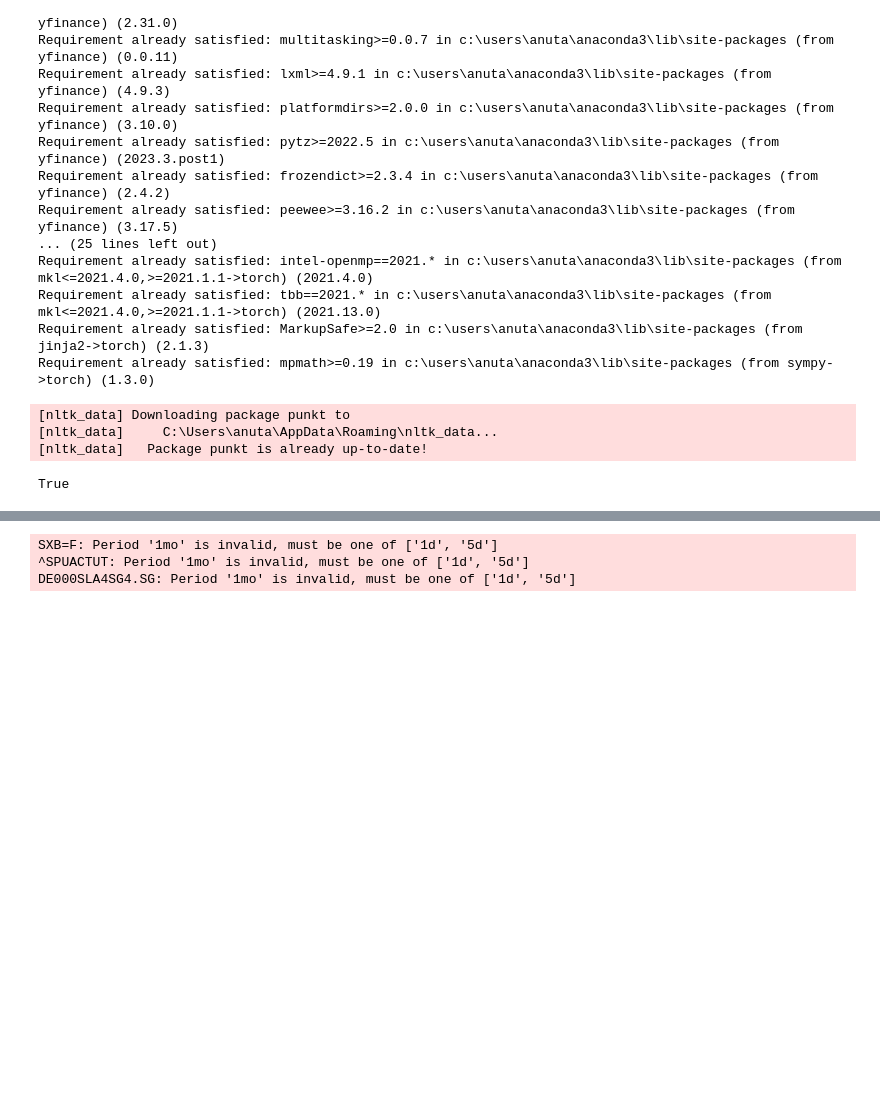
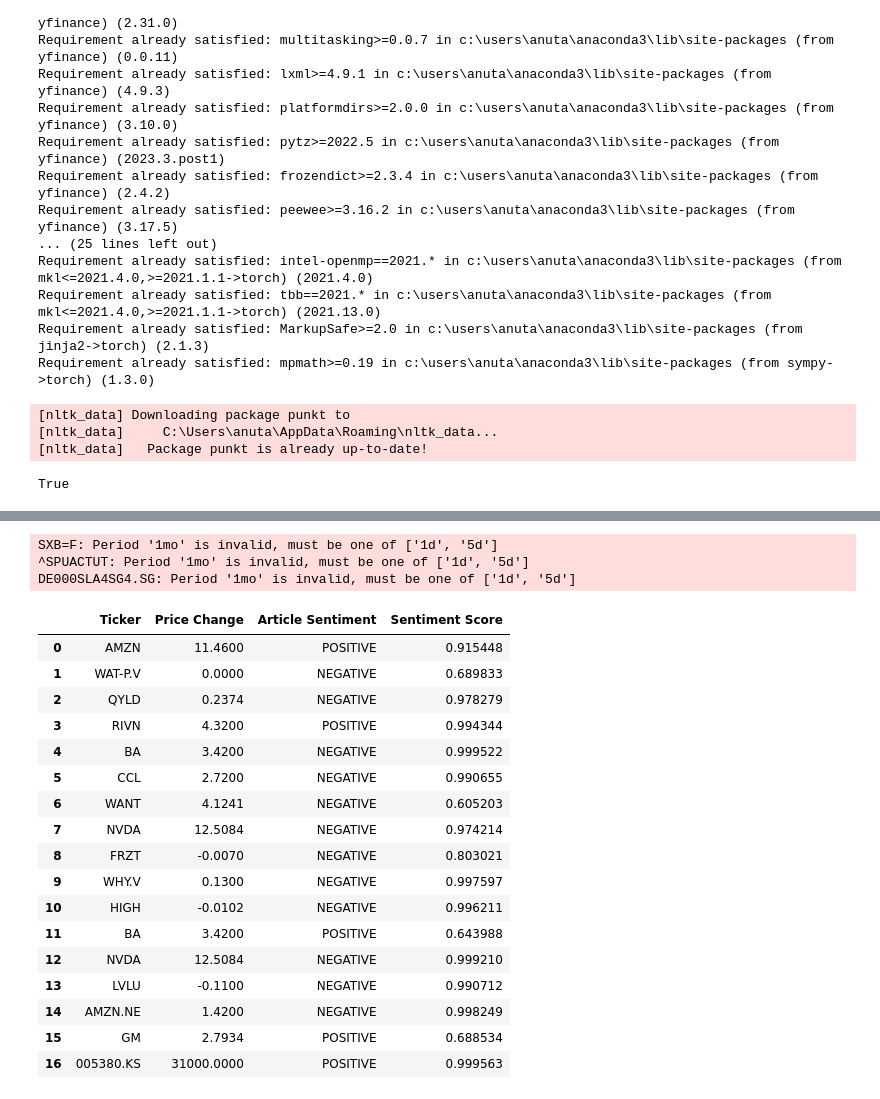
Before and after one commit to OperationalGeometry/StockSentimentAnalysis, a Jupyter notebook: pipeline.ipynb, the cells around one changed output, grey strips where cells are left out. Drawn from its saved outputs; the diff is of its cells as text; code cells hidden in the pictures; blank space fills up the shorter version.

```diff
--- a/pipeline.ipynb
+++ b/pipeline.ipynb
@@ -105,29 +127,48 @@ Using a pipeline without specifying a model name and revision in production is n
 # %%
 # Calculate the change in stock price between when the article was published and the current time.
 def calculate_change(ticker_list):
     date = datetime.now().strftime('%Y-%m-%d')
 
     data = {
         'Ticker': [],
         'Price Change': [],
         'Article Sentiment': [],
         'Sentiment Score': []
     }
 
     for entry in ticker_list:
         t = yf.Ticker(entry.ticker)
         prices = t.history()
         if (len(prices) > 0):
             price_change = round(prices["Close"].iloc[len(prices)-1] - prices["Close"].iloc[0], 4)
             #print(str(entry.ticker) + " | Price Change: " + str(price_change) + " | Article Sentiment: " + str(entry.sentiment))
             data['Ticker'].append(entry.ticker)
             data['Price Change'].append(price_change)
             data['Article Sentiment'].append(entry.sentiment[0]["label"])
             data["Sentiment Score"].append(entry.sentiment[0]["score"])
 
     return pd.DataFrame(data)
 df = calculate_change(ticker_list)
+df
 # %% [output]
 SXB=F: Period '1mo' is invalid, must be one of ['1d', '5d']
 ^SPUACTUT: Period '1mo' is invalid, must be one of ['1d', '5d']
 DE000SLA4SG4.SG: Period '1mo' is invalid, must be one of ['1d', '5d']
+|  | Ticker | Price Change | Article Sentiment | Sentiment Score |
+| 0 | AMZN | 11.4600 | POSITIVE | 0.915448 |
+| 1 | WAT-P.V | 0.0000 | NEGATIVE | 0.689833 |
+| 2 | QYLD | 0.2374 | NEGATIVE | 0.978279 |
+| 3 | RIVN | 4.3200 | POSITIVE | 0.994344 |
+| 4 | BA | 3.4200 | NEGATIVE | 0.999522 |
+| 5 | CCL | 2.7200 | NEGATIVE | 0.990655 |
+| 6 | WANT | 4.1241 | NEGATIVE | 0.605203 |
+| 7 | NVDA | 12.5084 | NEGATIVE | 0.974214 |
+| 8 | FRZT | -0.0070 | NEGATIVE | 0.803021 |
+| 9 | WHY.V | 0.1300 | NEGATIVE | 0.997597 |
+| 10 | HIGH | -0.0102 | NEGATIVE | 0.996211 |
+| 11 | BA | 3.4200 | POSITIVE | 0.643988 |
+| 12 | NVDA | 12.5084 | NEGATIVE | 0.999210 |
+| 13 | LVLU | -0.1100 | NEGATIVE | 0.990712 |
+| 14 | AMZN.NE | 1.4200 | NEGATIVE | 0.998249 |
+| 15 | GM | 2.7934 | POSITIVE | 0.688534 |
+| 16 | 005380.KS | 31000.0000 | POSITIVE | 0.999563 |
```
Also changed, not shown: parts of 3 cells of this notebook.
